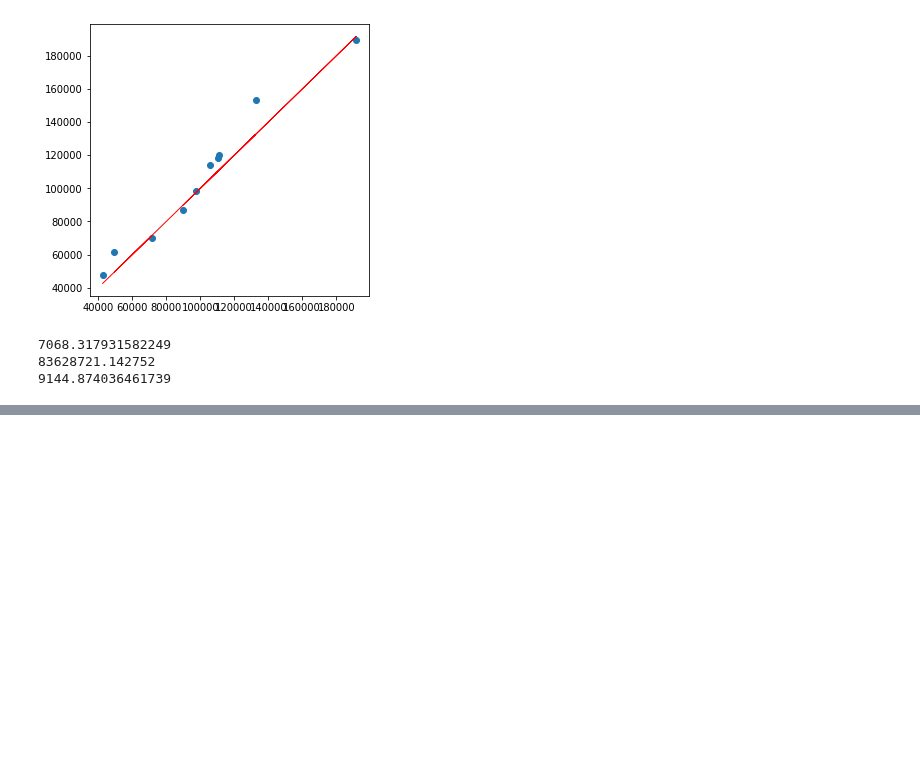
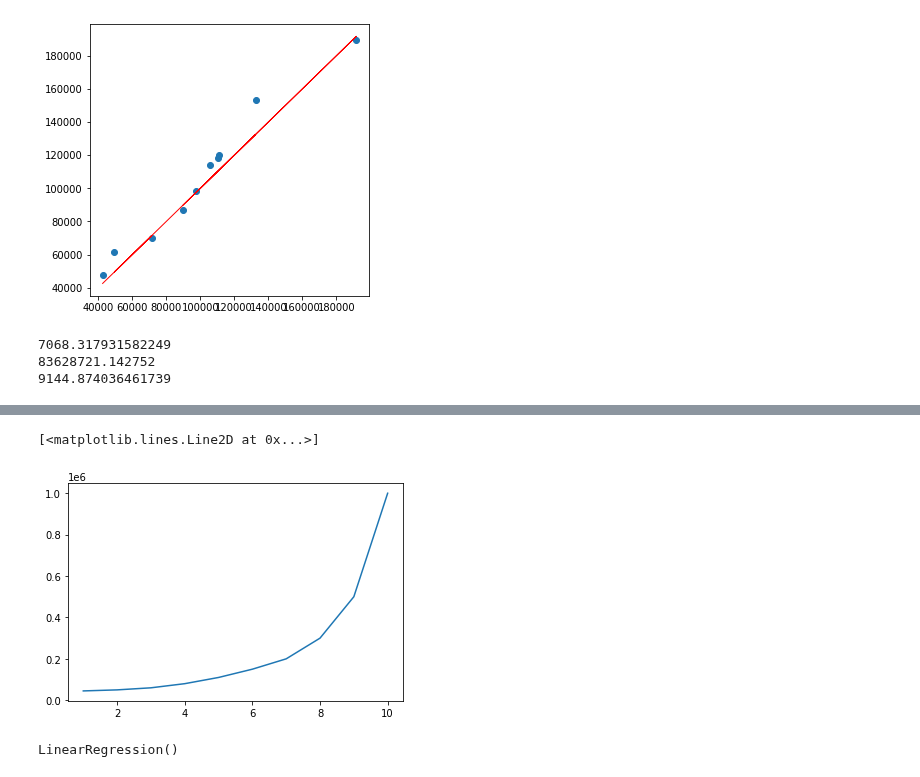
Before and after one commit to kozz84/Udemy, a Jupyter notebook: Machine_Learning_A_Z.ipynb, the cells around one changed output, grey strips where cells are left out. Saved outputs shown, nothing was run; the diff lists cells and outputs as text; code cells hidden in the pictures; blank space fills up the shorter version.

```diff
--- a/Machine_Learning_A_Z.ipynb
+++ b/Machine_Learning_A_Z.ipynb
@@ -234,0 +246,2 @@ print(np.sqrt(metrics.mean_squared_error(y_test,y_pred)))
+# %%
+data = pd.read_csv('/content/drive/MyDrive/Machine Learning A-Z/Part 2 - Regression/Section 6 - Polynomial Regression/Python/Position_Salaries.csv')
@@ -234,0 +262,5 @@ print(np.sqrt(metrics.mean_squared_error(y_test,y_pred)))
+# %%
+plt.plot(data['Level'],data['Salary'])
+# %% [output]
+[<matplotlib.lines.Line2D at 0x...>]
+[figure, added]
@@ -234,0 +271,4 @@ print(np.sqrt(metrics.mean_squared_error(y_test,y_pred)))
+# %%
+lg.fit(data['Level'].values.reshape(-1,1),data['Salary'])
+# %% [output]
+LinearRegression()
```
Also changed, not shown: parts of 35 cells of this notebook.
